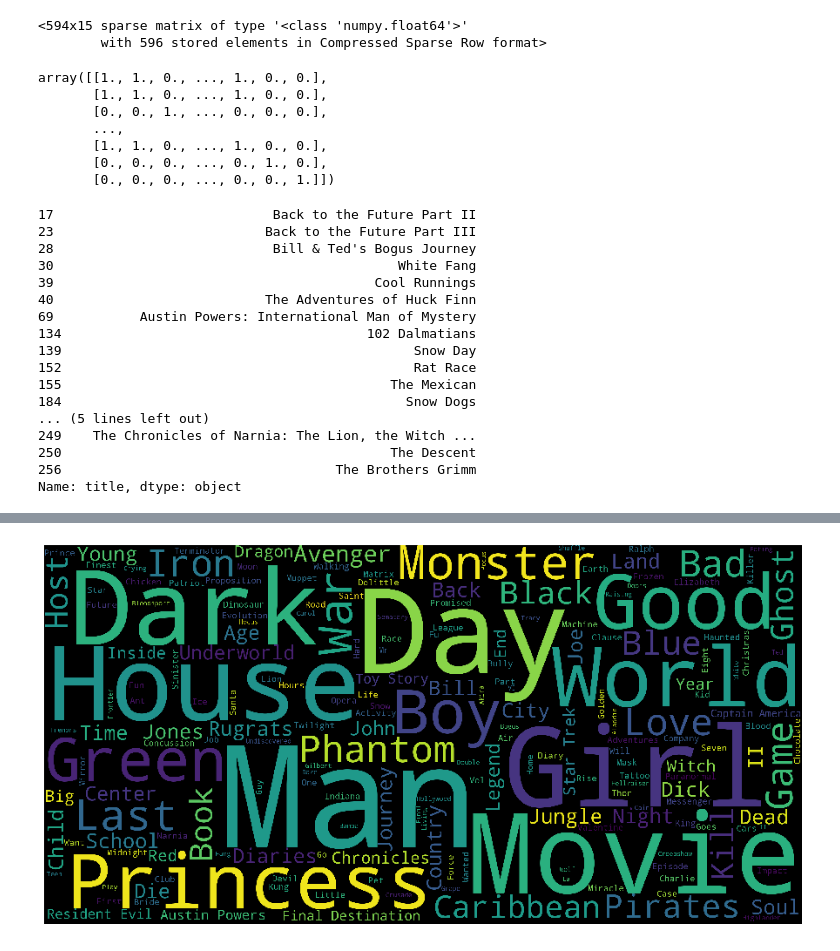
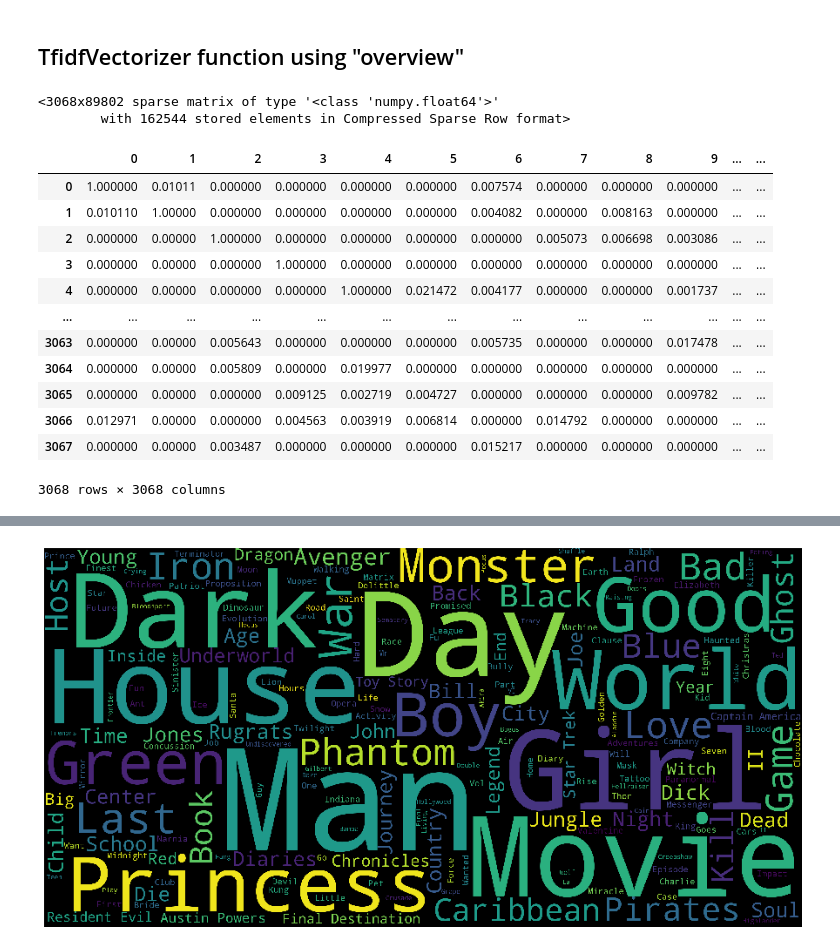
Before and after one commit to Daniel-Schroeder15/Movies_project, a Jupyter notebook: Genre_Recommendation.ipynb, the cells around one changed output, grey strips where cells are left out. Drawn from its saved outputs; the diff is of its cells as text; code cells hidden in the pictures.

```diff
--- a/Genre_Recommendation.ipynb
+++ b/Genre_Recommendation.ipynb
@@ -50,24 +83,33 @@ Name: score, dtype: float64
+# %% [markdown]
+## TfidfVectorizer function using "overview"
 # %%
-# use TfidfVectorizer function from scikit-learn, which transforms text to feature vectors that can be used as input to estimator
+# Use TfidfVectorizer function from scikit-learn, which transforms text to feature vectors that can be used as input to estimator
 tf = TfidfVectorizer(analyzer='word',ngram_range=(1, 2),min_df=0, stop_words='english')
-tfidf_matrix = tf.fit_transform(movies['genre'])
+tfidf_matrix = tf.fit_transform(movies['overview'])
 tfidf_matrix
 # %% [output]
-<594x15 sparse matrix of type '<class 'numpy.float64'>'
-        with 596 stored elements in Compressed Sparse Row format>
+<3068x89802 sparse matrix of type '<class 'numpy.float64'>'
+        with 162544 stored elements in Compressed Sparse Row format>
 # %%
 # Use the Cosine Similarity to calculate a numeric quantity that denotes the similarity between two movies
 from sklearn.metrics.pairwise import linear_kernel
 cosine_sim = linear_kernel(tfidf_matrix, tfidf_matrix)
-cosine_sim
+df_array = pd.DataFrame(cosine_sim)
+df_array
 # %% [output]
+|  | 0 | 1 | 2 | 3 | 4 | 5 | 6 | 7 | 8 | 9 | ... | ... |
+| 0 | 1.000000 | 0.01011 | 0.000000 | 0.000000 | 0.000000 | 0.000000 | 0.007574 | 0.000000 | 0.000000 | 0.000000 | ... | ... |
+| 1 | 0.010110 | 1.00000 | 0.000000 | 0.000000 | 0.000000 | 0.000000 | 0.004082 | 0.000000 | 0.008163 | 0.000000 | ... | ... |
+| 2 | 0.000000 | 0.00000 | 1.000000 | 0.000000 | 0.000000 | 0.000000 | 0.000000 | 0.005073 | 0.006698 | 0.003086 | ... | ... |
+| 3 | 0.000000 | 0.00000 | 0.000000 | 1.000000 | 0.000000 | 0.000000 | 0.000000 | 0.000000 | 0.000000 | 0.000000 | ... | ... |
+| 4 | 0.000000 | 0.00000 | 0.000000 | 0.000000 | 1.000000 | 0.021472 | 0.004177 | 0.000000 | 0.000000 | 0.001737 | ... | ... |
+| ... | ... | ... | ... | ... | ... | ... | ... | ... | ... | ... | ... | ... |
+| 3063 | 0.000000 | 0.00000 | 0.005643 | 0.000000 | 0.000000 | 0.000000 | 0.005735 | 0.000000 | 0.000000 | 0.017478 | ... | ... |
+| 3064 | 0.000000 | 0.00000 | 0.005809 | 0.000000 | 0.019977 | 0.000000 | 0.000000 | 0.000000 | 0.000000 | 0.000000 | ... | ... |
+| 3065 | 0.000000 | 0.00000 | 0.000000 | 0.009125 | 0.002719 | 0.004727 | 0.000000 | 0.000000 | 0.000000 | 0.009782 | ... | ... |
+| 3066 | 0.012971 | 0.00000 | 0.000000 | 0.004563 | 0.003919 | 0.006814 | 0.000000 | 0.014792 | 0.000000 | 0.000000 | ... | ... |
+| 3067 | 0.000000 | 0.00000 | 0.003487 | 0.000000 | 0.000000 | 0.000000 | 0.015217 | 0.000000 | 0.000000 | 0.000000 | ... | ... |
-array([[1., 1., 0., ..., 1., 0., 0.],
-       [1., 1., 0., ..., 1., 0., 0.],
-       [0., 0., 1., ..., 0., 0., 0.],
-       ...,
-       [1., 1., 0., ..., 1., 0., 0.],
-       [0., 0., 0., ..., 0., 1., 0.],
-       [0., 0., 0., ..., 0., 0., 1.]])
+3068 rows × 3068 columns
 # %%
 # Write a function that returns the 20 most similar movies based on the cosine similarity score
 # Build a 1-dimensional array with movie titles
@@ -84,22 +130 @@ def genre_recommendations(title):
     return titles.iloc[movie_indices]
-# %%
-# Get the top recommendations based on a movie title
-genre_recommendations('Back to the Future Part II').head(20)
-# %% [output]
-17                            Back to the Future Part II
-23                           Back to the Future Part III
-28                            Bill & Ted's Bogus Journey
-30                                            White Fang
-39                                         Cool Runnings
-40                           The Adventures of Huck Finn
-69           Austin Powers: International Man of Mystery
-134                                       102 Dalmatians
-139                                             Snow Day
-152                                             Rat Race
-155                                          The Mexican
-184                                            Snow Dogs
-... (5 lines left out)
-249    The Chronicles of Narnia: The Lion, the Witch ...
-250                                          The Descent
-256                                   The Brothers Grimm
-Name: title, dtype: object
```
Also changed, not shown: parts of 13 cells of this notebook, 3 other files.
